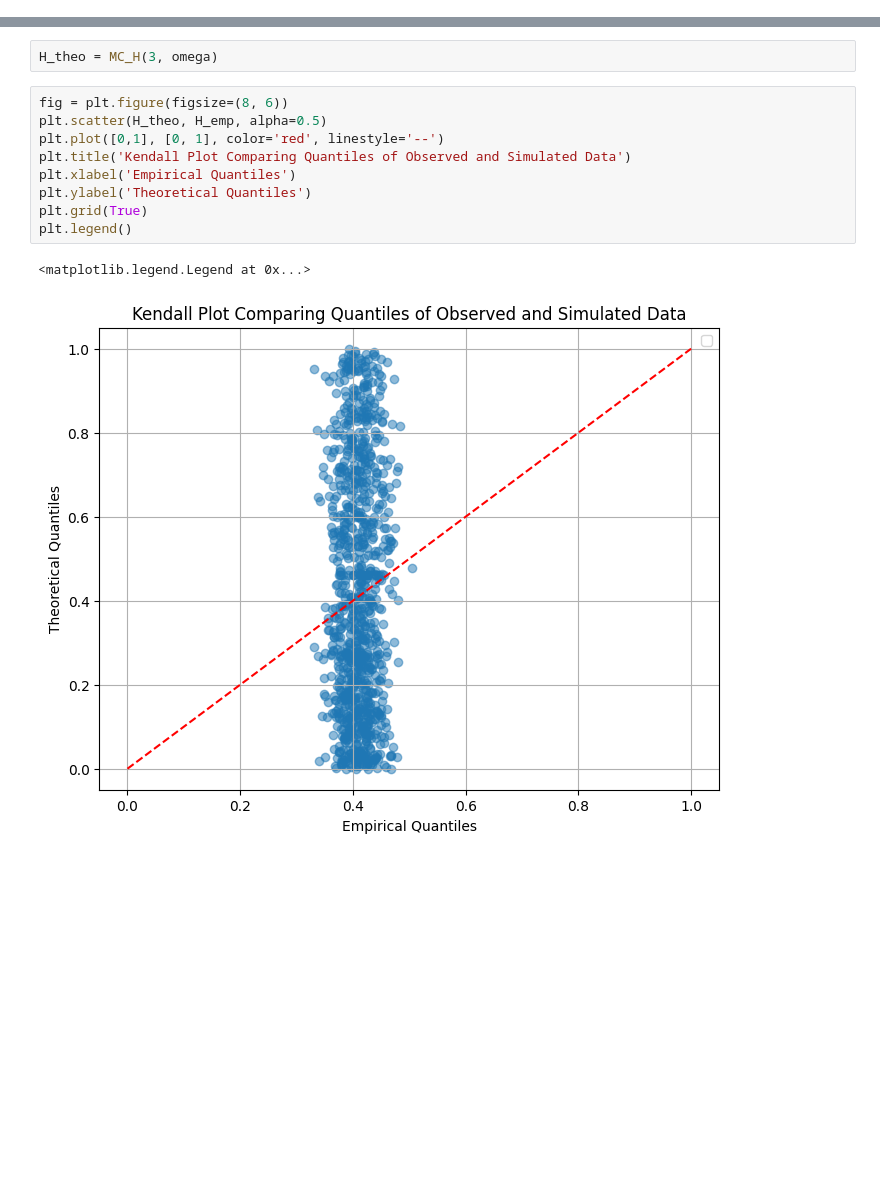
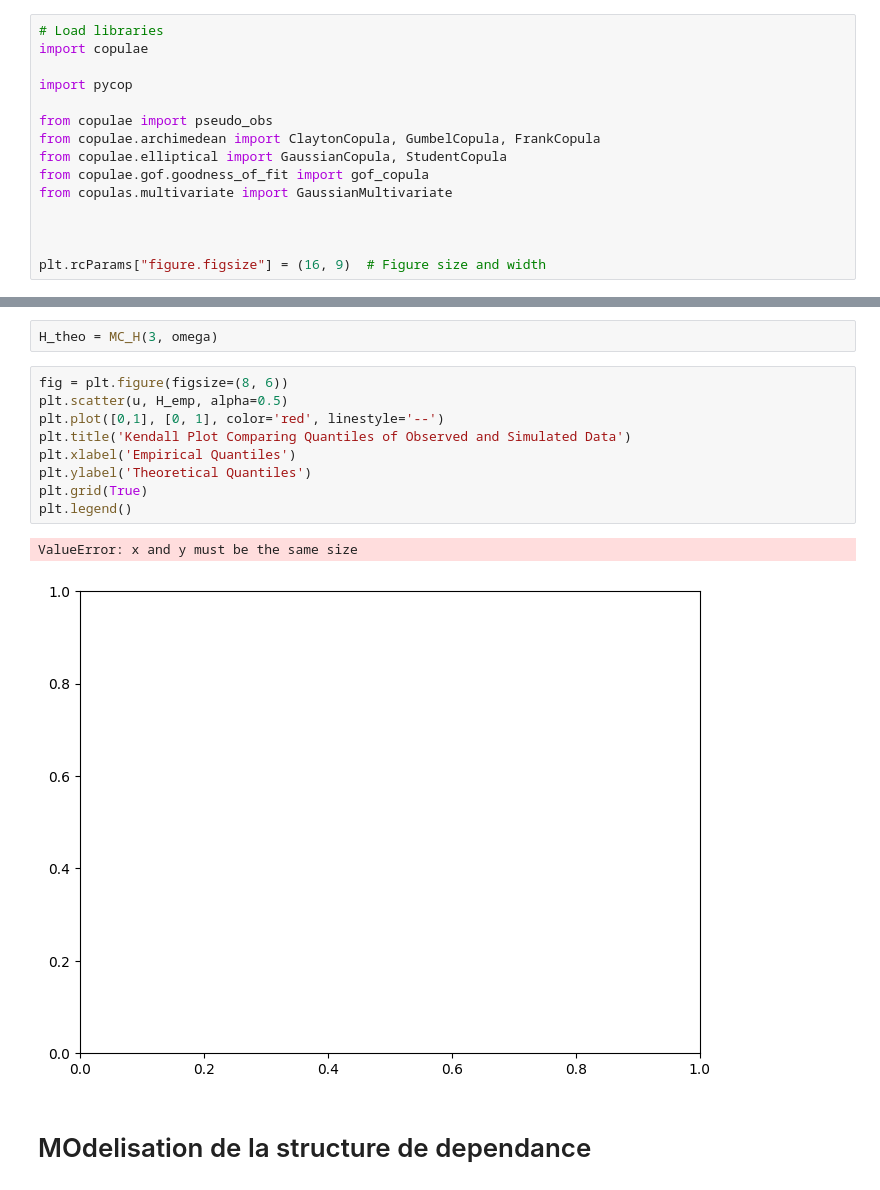
Before and after one commit to usenameFD/Asset-management, a Jupyter notebook: Copulus/deba.ipynb, the cells around one changed output, grey strips where cells are left out. Drawn from its saved outputs; the diff is of its cells as text; blank space fills up the shorter version.

```diff
--- a/Copulus/deba.ipynb
+++ b/Copulus/deba.ipynb
@@ -8,0 +11,15 @@ from scipy.stats import spearmanr
+# %%
+# Load libraries
+import copulae
+
+import pycop
+
+from copulae import pseudo_obs
+from copulae.archimedean import ClaytonCopula, GumbelCopula, FrankCopula
+from copulae.elliptical import GaussianCopula, StudentCopula
+from copulae.gof.goodness_of_fit import gof_copula
+from copulas.multivariate import GaussianMultivariate
+
+
+
+plt.rcParams["figure.figsize"] = (16, 9)  # Figure size and width
@@ -245,13 +254,15 @@ def MC_H(df, omega, S = 100):
 H_theo = MC_H(3, omega)
 # %%
 fig = plt.figure(figsize=(8, 6))
-plt.scatter(H_theo, H_emp, alpha=0.5)
+plt.scatter(u, H_emp, alpha=0.5)
 plt.plot([0,1], [0, 1], color='red', linestyle='--')
 plt.title('Kendall Plot Comparing Quantiles of Observed and Simulated Data')
 plt.xlabel('Empirical Quantiles')
 plt.ylabel('Theoretical Quantiles')
 plt.grid(True)
 plt.legend()
 # %% [output]
-<matplotlib.legend.Legend at 0x...>
+ValueError: x and y must be the same size
-[figure, old version]
+[figure, new version]
+# %% [markdown]
+# MOdelisation de la structure de dependance
```
Also changed, not shown: parts of 23 cells of this notebook.
